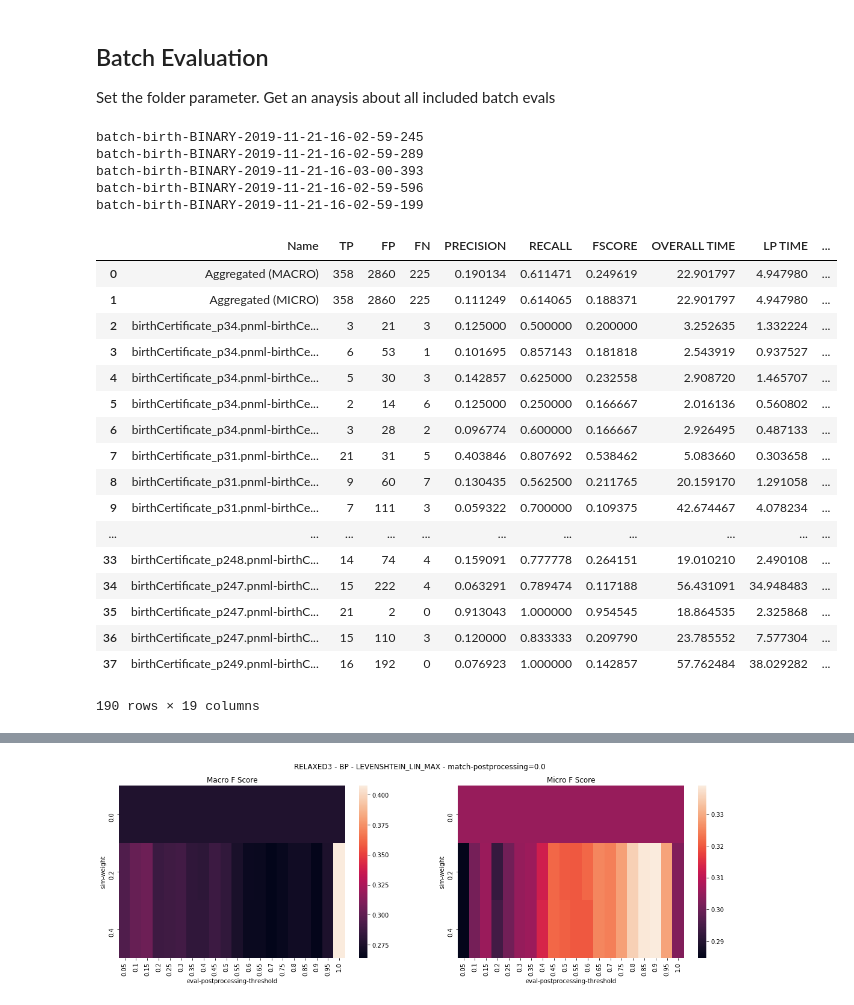
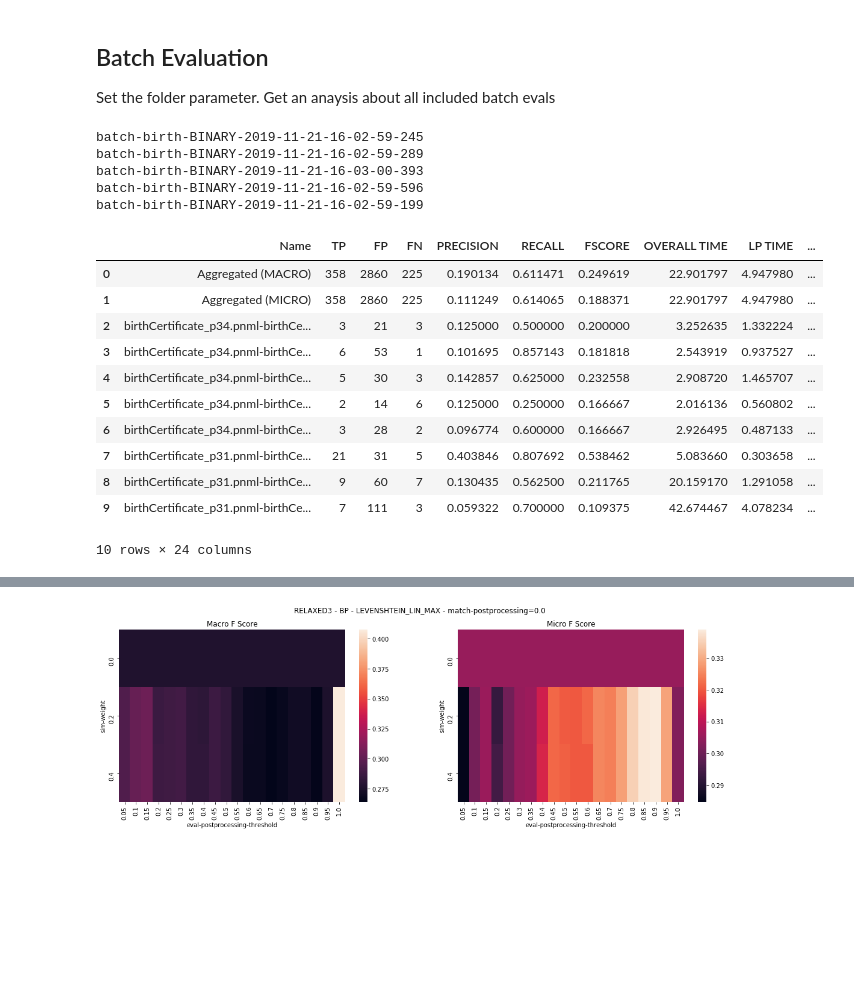
Before and after one commit to julia-kom/bert-ilp-matcher, a Jupyter notebook: src/main/python/Batch Evaluation.ipynb, the cells around one changed output, grey strips where cells are left out. Cells and saved outputs as stored; diff of their text form; code cells hidden in the pictures; blank space fills up the shorter version.

```diff
--- a/src/main/python/Batch Evaluation.ipynb
+++ b/src/main/python/Batch Evaluation.ipynb
@@ -4,6 +4,7 @@ Set the folder parameter. Get an anaysis about all included batch evals
 # %%
 # import
 import seaborn as sns
+import numpy as np
 import pandas as pd
 from matplotlib.pyplot import figure
 import matplotlib.pyplot as plt
@@ -12,8 +13,8 @@ import os
 import pathlib
 
 #set path to folder
-folder = "../../../eval-results/_server-results/test3"
-net_analysis = "../../eval-results/net-BP-birth/net.eval"
+folder = "../../../eval-results/_server-results/test2"
+net_analysis = "../../../eval-results/_server-results/net-BP-birth/net.eval"
 # %%
 #fetch data
 dir_list = next(os.walk(folder))[1]
@@ -27,55 +28,84 @@ for subfolder in dir_list:
         df = pd.read_csv(evalFile ,encoding="ISO-8859-1", skipinitialspace=True)
         with open(confFile) as json_file:
             conf = json.load(json_file)
-
+        #add config information to dataframe
         df['matcher'] = conf['matcher']['ilp'] + " - " + conf['matcher']['profile'] +" - " + str(conf['matcher']['word-sim']) + " - sim-weight=" + str(conf['matcher']['sim-weight']) + " - match-postprocessing=" + str(conf['matcher']['postprocessing-thresh'])
         df['matcher_wo_weight'] = conf['matcher']['ilp'] + " - " + conf['matcher']['profile'] +" - " + str(conf['matcher']['word-sim']) + " - match-postprocessing=" + str(conf['matcher']['postprocessing-thresh'])
-
         df['complex-matches'] = conf['matcher']['complex matches']
         df['profile'] = conf['matcher']['profile']
         df['ilp'] =  conf['matcher']['ilp']
         df['word-sim'] =  conf['matcher']['word-sim']
         df['sim-weight'] = conf['matcher']['sim-weight']
         df['matcher-postprocessing-threshold'] = conf['matcher']['postprocessing-thresh']
-        df['eval-postprocessing-threshold'] = conf['evaluation']['postprocessing-thresh']
+        #df['eval-postprocessing-threshold'] = conf['evaluation']['postprocessing-thresh']
 
         df.set_index(['Name','matcher'])
         dfs.append(df)
 
 df_combined = pd.concat(dfs)
 
 #convert time
 df_combined['OVERALL TIME'] = df_combined['OVERALL TIME'].map(lambda x: x / 1000000000.)
 df_combined['BP TIME'] = df_combined['BP TIME'].map(lambda x: x / 1000000000.)
 df_combined['LABEL-SIM TIME'] = df_combined['LABEL-SIM TIME'].map(lambda x: x / 1000000000.)
 df_combined['LP TIME'] = df_combined['LP TIME'].map(lambda x: x / 1000000000.)
 
+#extend with net information stored in net_analysis
+df_nets = pd.read_csv(net_analysis ,encoding="ISO-8859-1", skipinitialspace=True)
+#df_nets.set_index('Name')
 
-df_combined
+def net1adder(row):
+    #get net names
+    if row['Name'] != "Aggregated (MICRO)" and row['Name'] != "Aggregated (MACRO)":
+        return row['Name'].split('-')[0].replace(".pnml","")
+    else:
+        return 0
+def net2adder(row):
+    if row['Name'] != "Aggregated (MICRO)" and row['Name'] != "Aggregated (MACRO)":
+        return row['Name'].split('-')[1].split('.')[0].replace(".pnml","")
+    else:
+        return 0
+def net1NonTaus(row):
+    if row['Name'] != "Aggregated (MICRO)" and row['Name'] != "Aggregated (MACRO)":
+        return df_nets.at[row['net1'],'nNonSilentTransitions']
+    else:
+        return 0
+def net2NonTaus(row):
+    if row['Name'] != "Aggregated (MICRO)" and row['Name'] != "Aggregated (MACRO)":
+        return df_nets.at[row['net2'],'nNonSilentTransitions']
+    else:
+        return 0
+def sumNonTaus(row):
+    if row['Name'] != "Aggregated (MICRO)" and row['Name'] != "Aggregated (MACRO)":
+        return row['net1NonTaus'] + row['net2NonTaus']
+    else:
+        return 0
+
+df_combined['net1'] = df_combined.apply(lambda row: net1adder(row), axis=1)
+df_combined['net2'] = df_combined.apply(lambda row: net2adder(row), axis=1)
+df_combined['net1NonTaus'] = df_combined.apply(lambda row: net1NonTaus(row), axis=1)
+df_combined['net2NonTaus'] = df_combined.apply(lambda row: net2NonTaus(row), axis=1)
+df_combined['sumNonTaus'] = df_combined.apply(lambda row: sumNonTaus(row), axis=1)
+
+df_combined[:10]
 # %% [output]
 batch-birth-BINARY-2019-11-21-16-02-59-245
 batch-birth-BINARY-2019-11-21-16-02-59-289
 batch-birth-BINARY-2019-11-21-16-03-00-393
 batch-birth-BINARY-2019-11-21-16-02-59-596
 batch-birth-BINARY-2019-11-21-16-02-59-199
 |  | Name | TP | FP | FN | PRECISION | RECALL | FSCORE | OVERALL TIME | LP TIME | ... |
 | 0 | Aggregated (MACRO) | 358 | 2860 | 225 | 0.190134 | 0.611471 | 0.249619 | 22.901797 | 4.947980 | ... |
 | 1 | Aggregated (MICRO) | 358 | 2860 | 225 | 0.111249 | 0.614065 | 0.188371 | 22.901797 | 4.947980 | ... |
 | 2 | birthCertificate_p34.pnml-birthCe... | 3 | 21 | 3 | 0.125000 | 0.500000 | 0.200000 | 3.252635 | 1.332224 | ... |
 | 3 | birthCertificate_p34.pnml-birthCe... | 6 | 53 | 1 | 0.101695 | 0.857143 | 0.181818 | 2.543919 | 0.937527 | ... |
 | 4 | birthCertificate_p34.pnml-birthCe... | 5 | 30 | 3 | 0.142857 | 0.625000 | 0.232558 | 2.908720 | 1.465707 | ... |
 | 5 | birthCertificate_p34.pnml-birthCe... | 2 | 14 | 6 | 0.125000 | 0.250000 | 0.166667 | 2.016136 | 0.560802 | ... |
 | 6 | birthCertificate_p34.pnml-birthCe... | 3 | 28 | 2 | 0.096774 | 0.600000 | 0.166667 | 2.926495 | 0.487133 | ... |
 | 7 | birthCertificate_p31.pnml-birthCe... | 21 | 31 | 5 | 0.403846 | 0.807692 | 0.538462 | 5.083660 | 0.303658 | ... |
 | 8 | birthCertificate_p31.pnml-birthCe... | 9 | 60 | 7 | 0.130435 | 0.562500 | 0.211765 | 20.159170 | 1.291058 | ... |
 | 9 | birthCertificate_p31.pnml-birthCe... | 7 | 111 | 3 | 0.059322 | 0.700000 | 0.109375 | 42.674467 | 4.078234 | ... |
-| ... | ... | ... | ... | ... | ... | ... | ... | ... | ... | ... |
-| 33 | birthCertificate_p248.pnml-birthC... | 14 | 74 | 4 | 0.159091 | 0.777778 | 0.264151 | 19.010210 | 2.490108 | ... |
-| 34 | birthCertificate_p247.pnml-birthC... | 15 | 222 | 4 | 0.063291 | 0.789474 | 0.117188 | 56.431091 | 34.948483 | ... |
-| 35 | birthCertificate_p247.pnml-birthC... | 21 | 2 | 0 | 0.913043 | 1.000000 | 0.954545 | 18.864535 | 2.325868 | ... |
-| 36 | birthCertificate_p247.pnml-birthC... | 15 | 110 | 3 | 0.120000 | 0.833333 | 0.209790 | 23.785552 | 7.577304 | ... |
-| 37 | birthCertificate_p249.pnml-birthC... | 16 | 192 | 0 | 0.076923 | 1.000000 | 0.142857 | 57.762484 | 38.029282 | ... |
-190 rows × 19 columns
+10 rows × 24 columns
 # %%
 #BASIC VISUALIZATION
 
```
Also changed, not shown: parts of 3 cells of this notebook.
